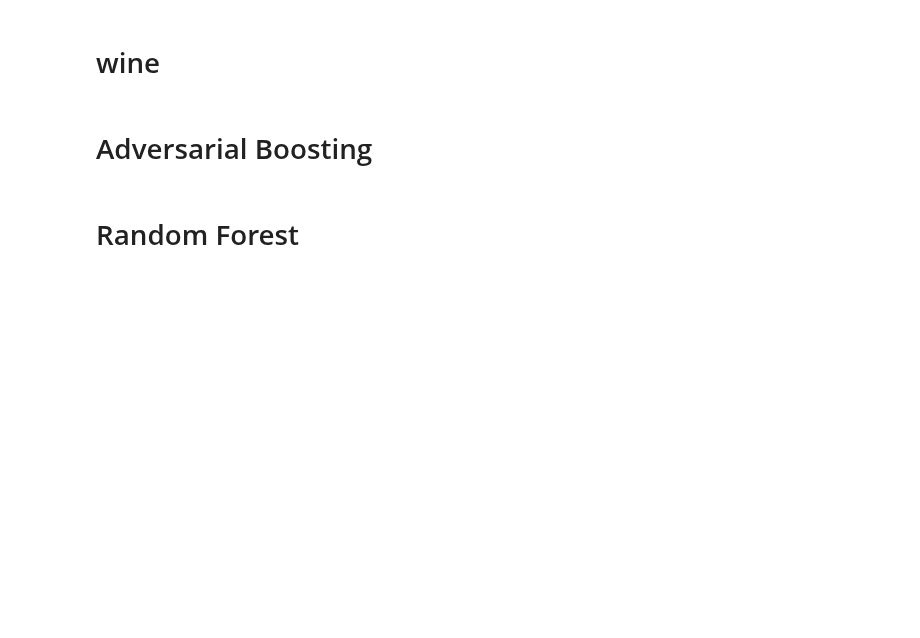
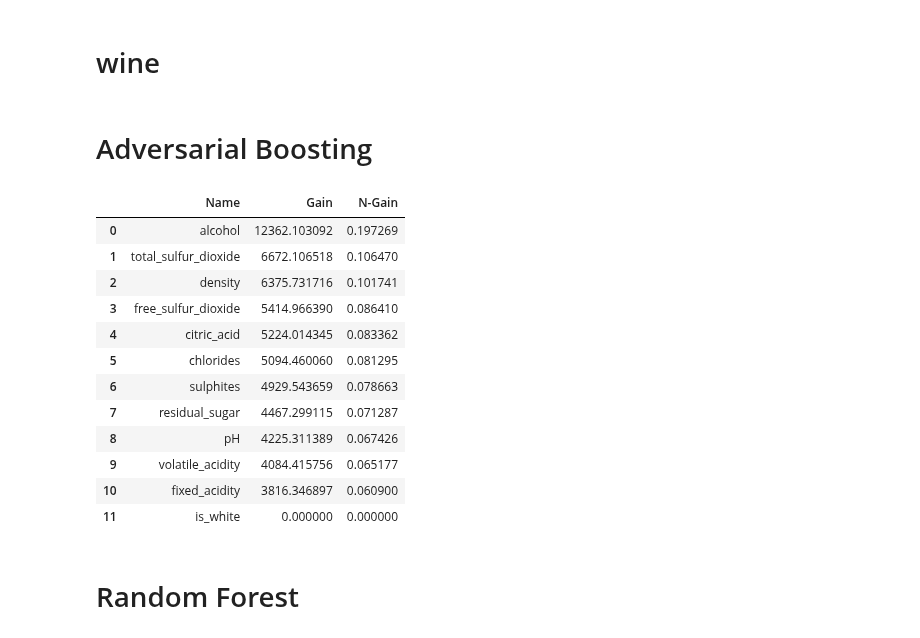
Before and after one commit to gtolomei/treant, a Jupyter notebook: src/Feature Importance.ipynb, the cells around one changed output. Cells and saved outputs as stored; diff of their text form; code cells hidden in the pictures; blank space fills up the shorter version.

```diff
--- a/src/Feature Importance.ipynb
+++ b/src/Feature Importance.ipynb
@@ -77,16 +77,31 @@ train = load_data(TRAINING_FILENAME)
 # %%
 def print_fx_imp(model, colnames):
     fx_uses = model.feature_importance(importance_type='split')
     fx_gain = model.feature_importance(importance_type='gain')
     df = pd.DataFrame(columns=['Name','Gain'])
     for i,f in enumerate(np.argsort(fx_gain)[::-1]):
         ("{:2d} {:20s} {:.3f} {:4d}".format(i, colnames[f], fx_gain[f], fx_uses[f]))
         df=df.append({'Name':colnames[f],'Gain':fx_gain[f]}, ignore_index=True)
     return df
 #print("-- adversarial boosting--")
-gbdt = lightgbm.Booster(model_file="../out/models/wine/adv-boosting_wine_B40_T100_S0050_L256_R100.model")
+gbdt = lightgbm.Booster(model_file="../out/models/wine/adv-boosting_wine_B120_T100_S0050_L256_R100.model")
 advb =print_fx_imp(gbdt, train.columns)
 advb.loc[:,'N-Gain']=advb['Gain'].div(advb['Gain'].sum())
+advb
+# %% [output]
+|  | Name | Gain | N-Gain |
+| 0 | alcohol | 12362.103092 | 0.197269 |
+| 1 | total_sulfur_dioxide | 6672.106518 | 0.106470 |
+| 2 | density | 6375.731716 | 0.101741 |
+| 3 | free_sulfur_dioxide | 5414.966390 | 0.086410 |
+| 4 | citric_acid | 5224.014345 | 0.083362 |
+| 5 | chlorides | 5094.460060 | 0.081295 |
+| 6 | sulphites | 4929.543659 | 0.078663 |
+| 7 | residual_sugar | 4467.299115 | 0.071287 |
+| 8 | pH | 4225.311389 | 0.067426 |
+| 9 | volatile_acidity | 4084.415756 | 0.065177 |
+| 10 | fixed_acidity | 3816.346897 | 0.060900 |
+| 11 | is_white | 0.000000 | 0.000000 |
 # %% [markdown]
 # Random Forest
 # %%
```
Also changed, not shown: parts of 26 cells of this notebook, 11 other files.
